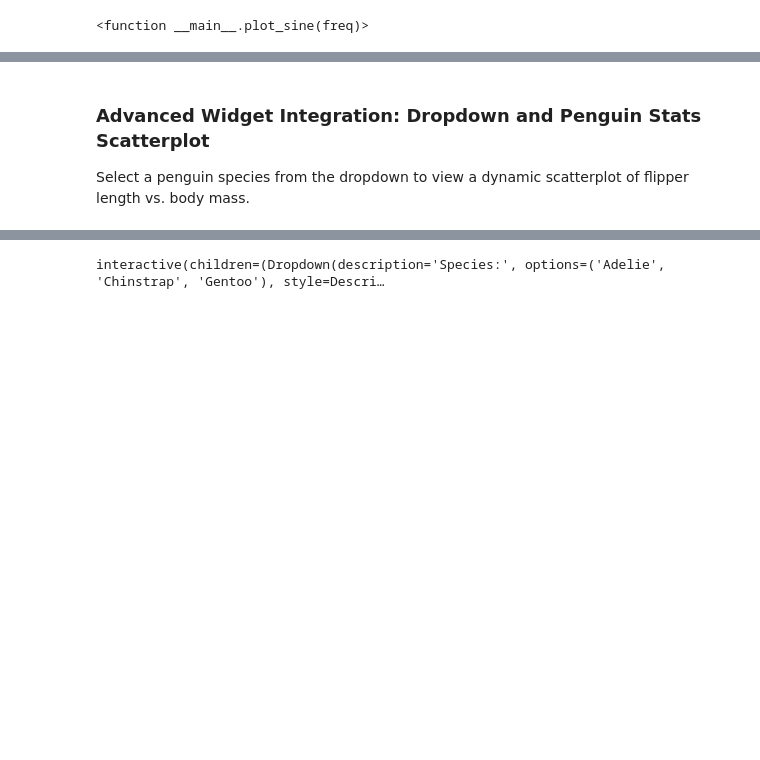
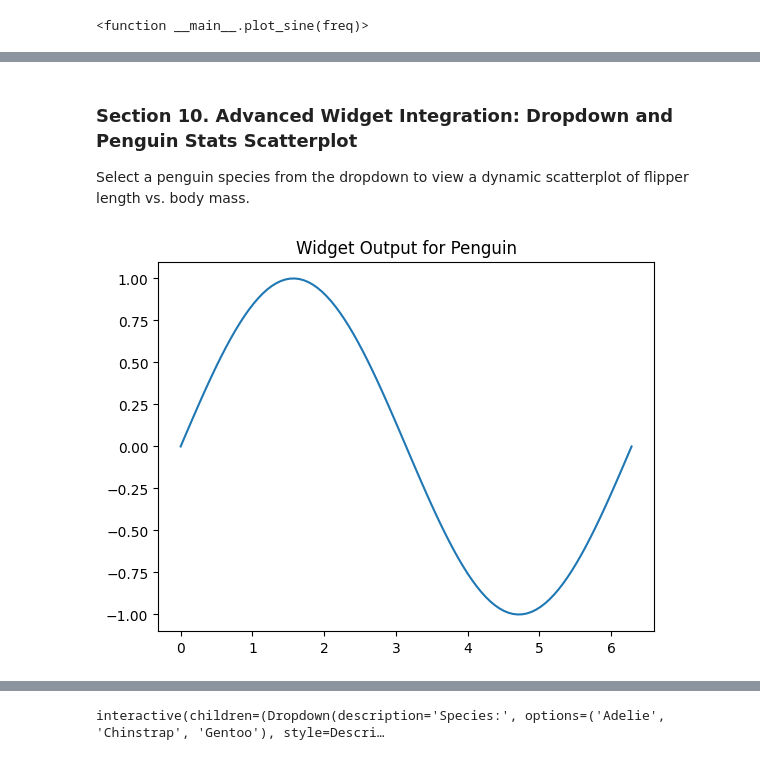
Before and after one commit to ksteele3712/datafun_04_notebook, a Jupyter notebook: kristinesteele-notebook.ipynb, the cells around one changed output, grey strips where cells are left out. Saved outputs shown, nothing was run; the diff lists cells and outputs as text; code cells hidden in the pictures; blank space fills up the shorter version.

```diff
--- a/kristinesteele-notebook.ipynb
+++ b/kristinesteele-notebook.ipynb
@@ -253,4 +235,18 @@ interactive(children=(IntSlider(value=1, description='freq', max=10, min=1), Out
 # %% [markdown]
-### Advanced Widget Integration: Dropdown and Penguin Stats Scatterplot
+### Section 10. Advanced Widget Integration: Dropdown and Penguin Stats Scatterplot
 
 Select a penguin species from the dropdown to view a dynamic scatterplot of flipper length vs. body mass.
+# %%
+import matplotlib.pyplot as plt
+import numpy as np
+
+# Example: Save a static image for dropdown selection (e.g., Penguin)
+selected_animal = 'Penguin'
+x = np.linspace(0, 2 * np.pi, 100)
+y = np.sin(x) if selected_animal == 'Penguin' else np.cos(x)
+plt.plot(x, y)
+plt.title(f"Widget Output for {selected_animal}")
+plt.savefig("images/dropdown_widget_penguin.png", bbox_inches="tight")
+plt.show()
+# %% [output]
+[figure, added]
```
Also changed, not shown: parts of 10 cells of this notebook, 3 other files.
